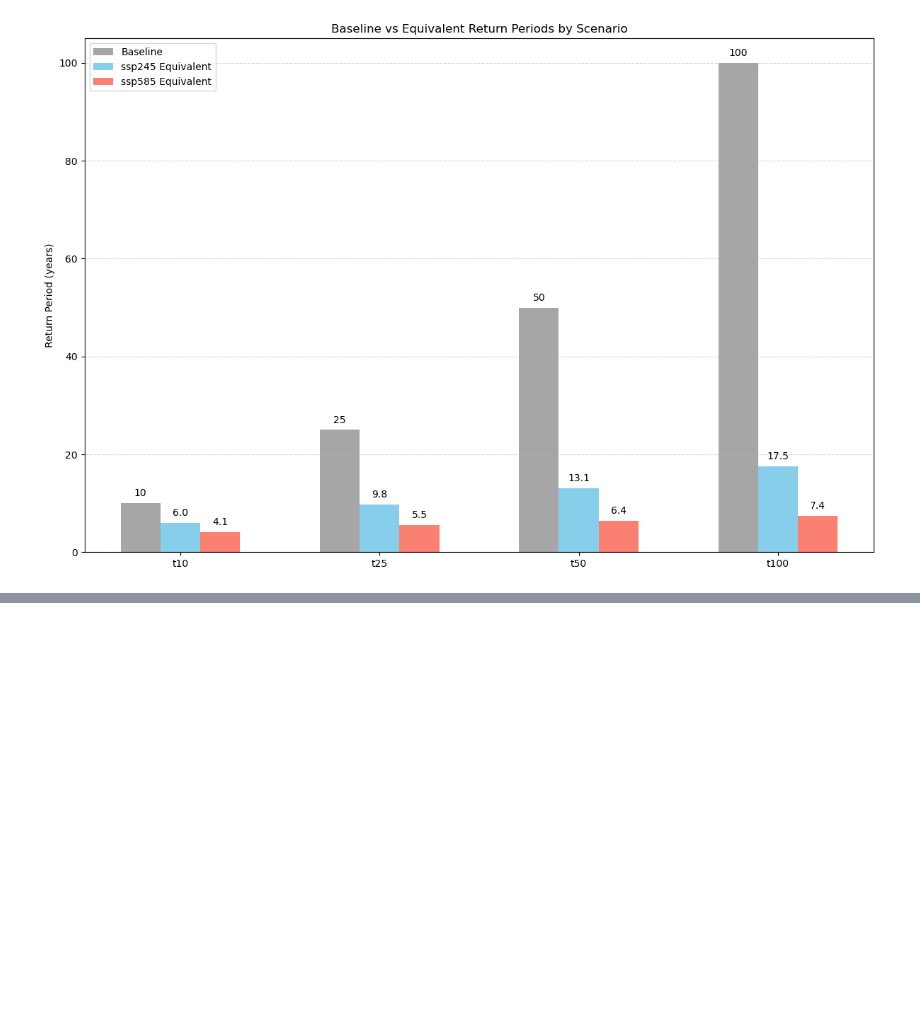
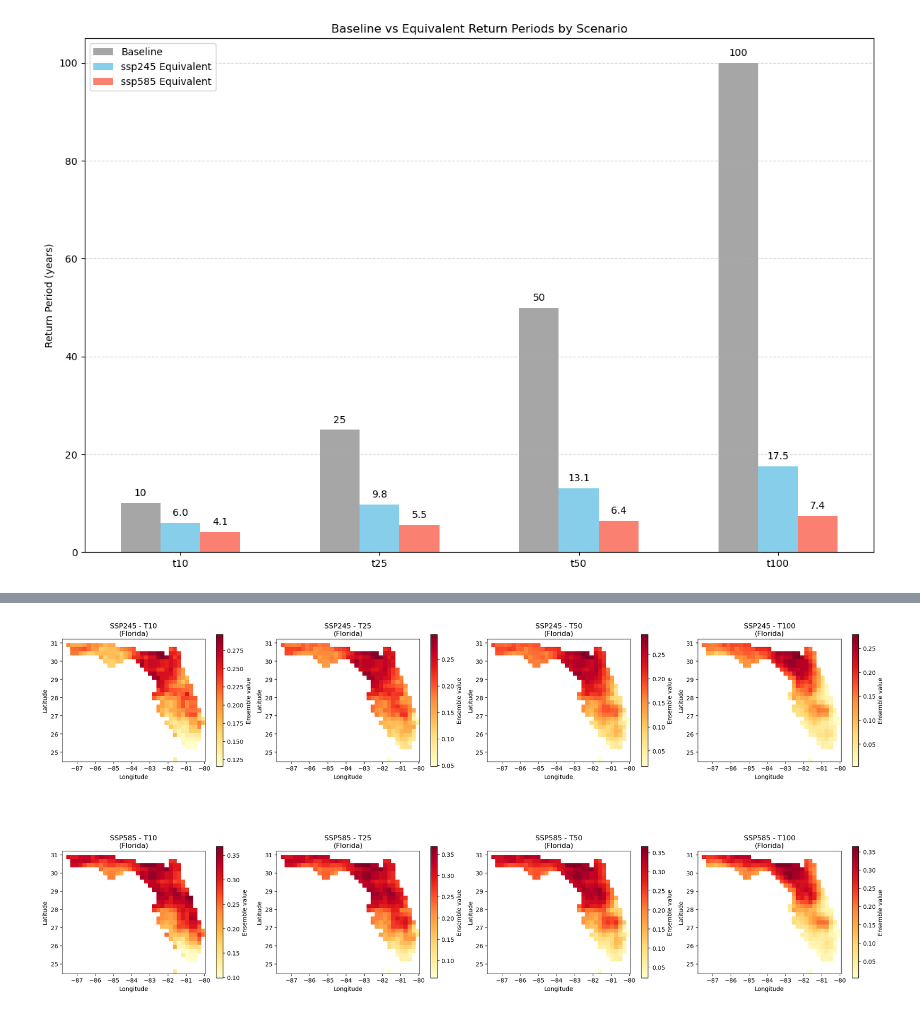
Before and after one commit to hatamimatt/ClimateDataScience, a Jupyter notebook: nex_gddp_cmip6_multiModel_rainfallAnalysis.ipynb, the cells around one changed output, grey strips where cells are left out. Drawn from its saved outputs; the diff is of its cells as text; code cells hidden in the pictures; blank space fills up the shorter version.

Commit message:
adding spatial maps to cmip analysis

```diff
--- a/nex_gddp_cmip6_multiModel_rainfallAnalysis.ipynb
+++ b/nex_gddp_cmip6_multiModel_rainfallAnalysis.ipynb
@@ -261,0 +266,68 @@ plt.show()
+# %%
+import os
+import glob
+import json
+import urllib.request
+import numpy as np
+import matplotlib.pyplot as plt
+import rasterio
+from shapely.geometry import shape
+from rasterio.mask import mask
+
+base_dir = "data/CMIP6_Multi_Band_Results"
+ensemble_dir = os.path.join(base_dir, "ensemble_means")
+geojson_url = "https://eric.clst.org/assets/wiki/uploads/Stuff/gz_2010_us_040_00_500k.json"
+state_geojson_path = os.path.join(base_dir, "us_states_500k.json")
+
+if not os.path.exists(state_geojson_path):
+    print(f"Downloading US state boundaries to {state_geojson_path} ...")
+    urllib.request.urlretrieve(geojson_url, state_geojson_path)
+
+with open(state_geojson_path, "r") as fp:
+    states_geojson = json.load(fp)
+
+state_geoms = []
+for feature in states_geojson["features"]:
+    name = feature["properties"].get("NAME")
+    if name == "Florida":
+        state_geoms.append(shape(feature["geometry"]))
+
+if not state_geoms:
+    raise ValueError("Could not find Florida in the downloaded GeoJSON.")
+
+mask_geoms = state_geoms
+
+scenario_files = sorted(glob.glob(os.path.join(ensemble_dir, '*_ensemble_mean_MultiThreshold.tif')))
+if not scenario_files:
+    raise ValueError(f"No ensemble mean TIFFs found in {ensemble_dir}")
+
+fig, axes = plt.subplots(2, 4, figsize=(20, 10), constrained_layout=True)
+axes = axes.flatten()
+
+thresholds = ['t10', 't25', 't50', 't100']
+band_idx = 0
+
+for scenario_idx, path in enumerate(scenario_files):
+    scenario = os.path.basename(path).split('_')[0]
+    with rasterio.open(path) as src:
+        masked_data, out_transform = mask(src, mask_geoms, crop=True, nodata=np.nan)
+
+    xmin = out_transform[2]
+    xmax = out_transform[2] + out_transform[0] * masked_data.shape[2]
+    ymax = out_transform[5]
+    ymin = out_transform[5] + out_transform[4] * masked_data.shape[1]
+    extent = (xmin, xmax, ymin, ymax)
+
+    for band_num in range(masked_data.shape[0]):
+        ax = axes[scenario_idx * 4 + band_num]
+        band_data = masked_data[band_num, :, :]
+
+        im = ax.imshow(band_data, cmap='YlOrRd', origin='upper', extent=extent)
+        ax.set_title(f"{scenario.upper()} - {thresholds[band_num].upper()}\n(Florida)")
+        ax.set_xlabel('Longitude')
+        ax.set_ylabel('Latitude')
+        fig.colorbar(im, ax=ax, fraction=0.046, pad=0.04, label='Ensemble value')
+
+plt.show()
+# %% [output]
+[figure, added]
```
Also changed, not shown: parts of 2 cells of this notebook, 4 other files.
